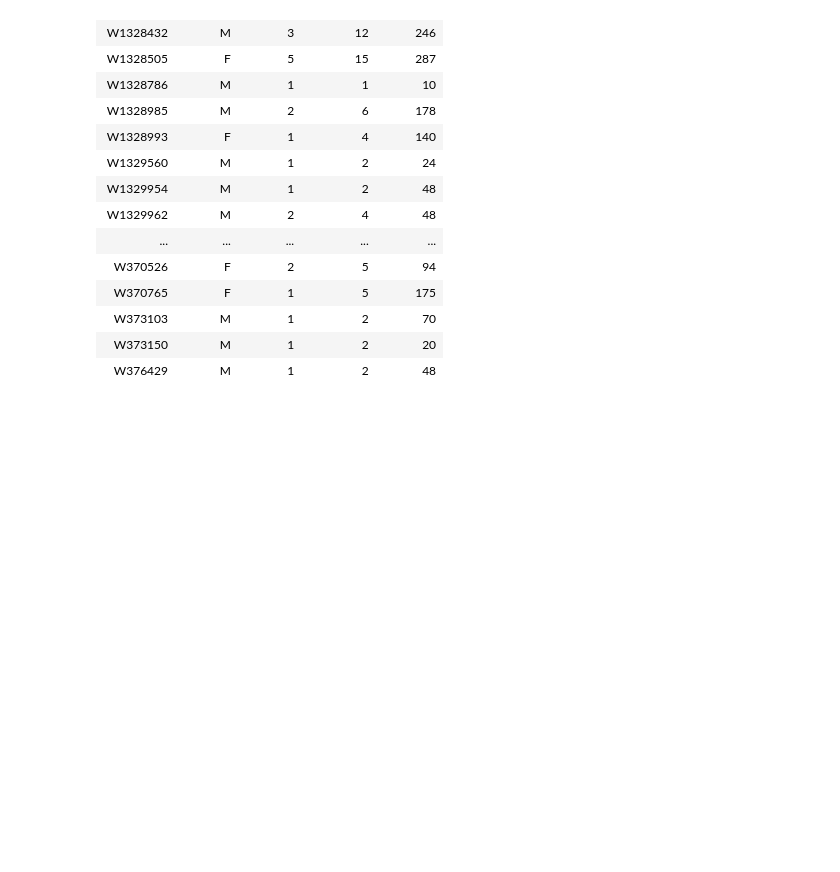
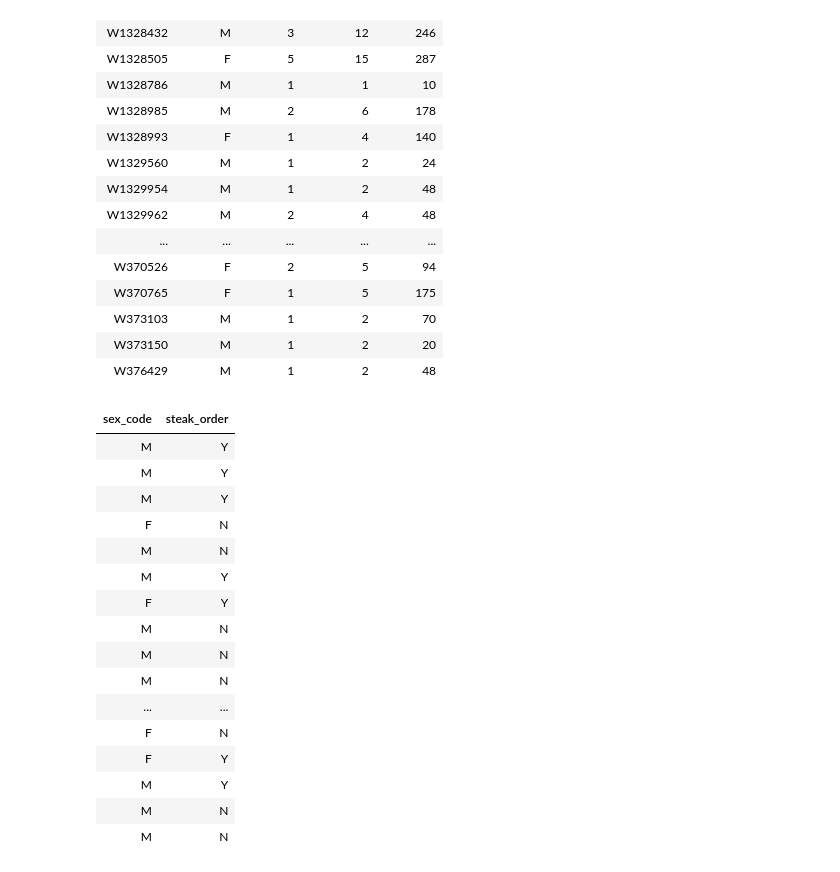
Before and after one commit to suumino/R, a Jupyter notebook: rclass12.ipynb, the cells around one changed output. Saved outputs shown, nothing was run; the diff lists cells and outputs as text; code cells hidden in the pictures; blank space fills up the shorter version.

```diff
--- a/rclass12.ipynb
+++ b/rclass12.ipynb
@@ -138,3 +138,25 @@ df_idp_var
 # %%
 df_final_data <- inner_join(df_idp_var, df_dpd_var, by='customer_id')
 df_final_data$sex_code <- as.factor(df_final_data$sex_code)
+df_final_data$steak_order <- as.factor(df_final_data$steak_order)
+
+df_final_data <- df_final_data[ , c(2, 6)]
+df_final_data
+# %% [output]
+| sex_code | steak_order |
+| M | Y |
+| M | Y |
+| M | Y |
+| F | N |
+| M | N |
+| M | Y |
+| F | Y |
+| M | N |
+| M | N |
+| M | N |
+| ... | ... |
+| F | N |
+| F | Y |
+| M | Y |
+| M | N |
+| M | N |
```
